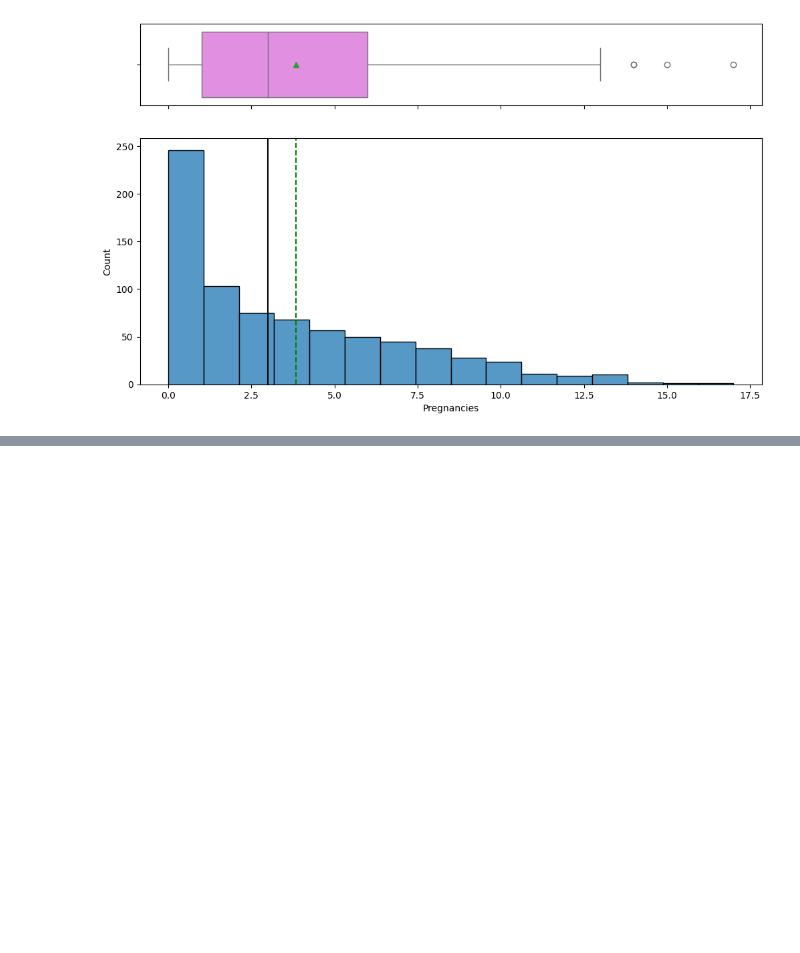
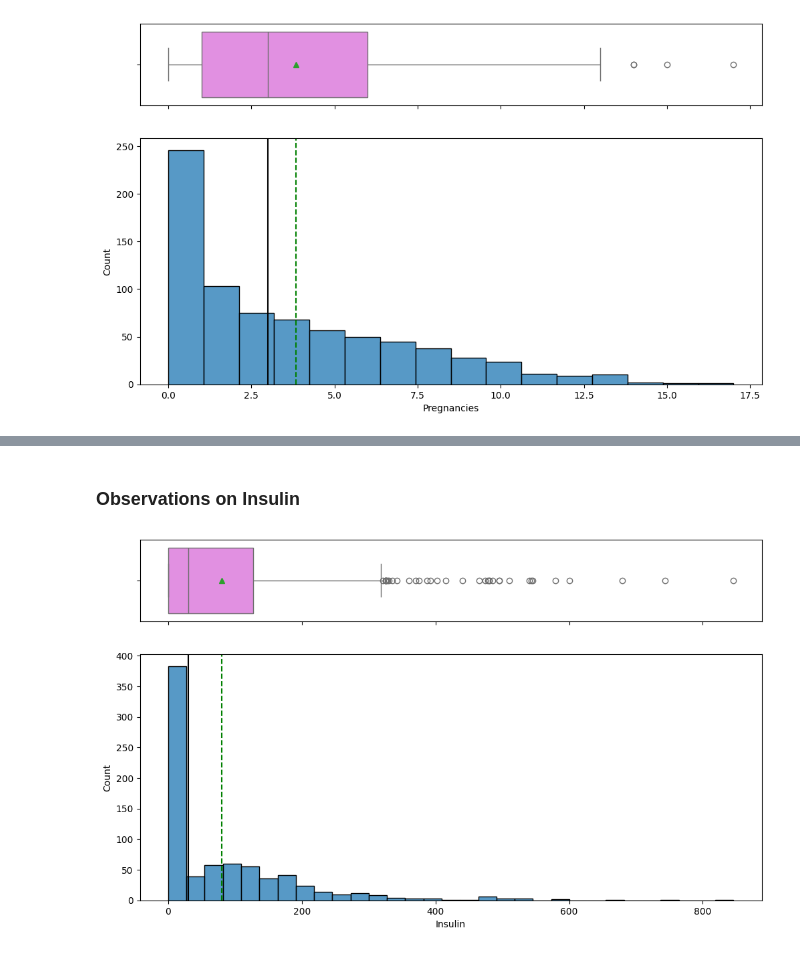
Before and after one commit to aimlalchemists/random-forest-diabetes-risk-prediction, a Jupyter notebook: Case_Study_DiabetesRisk_Prediction.ipynb, the cells around one changed output, grey strips where cells are left out. Saved outputs shown, nothing was run; the diff lists cells and outputs as text; code cells hidden in the pictures; blank space fills up the shorter version.

```diff
--- a/Case_Study_DiabetesRisk_Prediction.ipynb
+++ b/Case_Study_DiabetesRisk_Prediction.ipynb
@@ -175,0 +215,6 @@ histogram_boxplot(data, "Pregnancies")
+# %% [markdown]
+### **Observations on Insulin**
+# %%
+histogram_boxplot(data,"Insulin")
+# %% [output]
+[figure, added]
```
Also changed, not shown: parts of 35 cells of this notebook.
